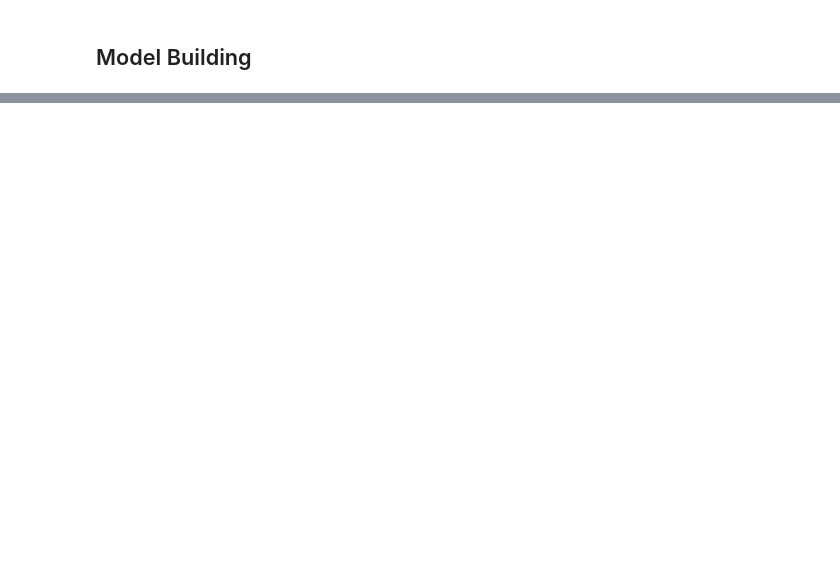
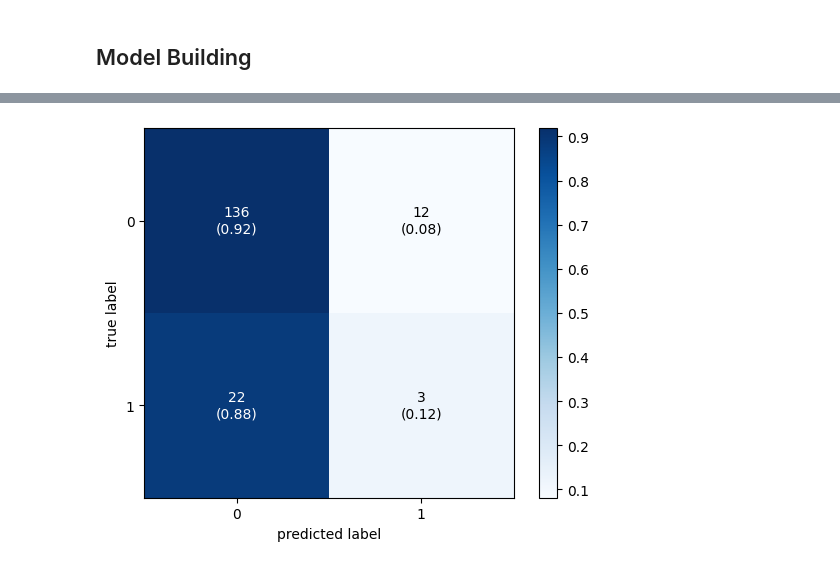
Before and after one commit to Rickisterr/Autism-Prediction, a Jupyter notebook: Autism Prediction Model/Prediction Model Build/Prediction_Model.ipynb, the cells around one changed output, grey strips where cells are left out. Drawn from its saved outputs; the diff is of its cells as text; code cells hidden in the pictures; blank space fills up the shorter version.

```diff
--- a/Autism Prediction Model/Prediction Model Build/Prediction_Model.ipynb
+++ b/Autism Prediction Model/Prediction Model Build/Prediction_Model.ipynb
@@ -291,0 +350,6 @@ Name: austim, Length: 173, dtype: int32
+# %%
+matrix_forest = confusion_matrix(y_test, y_pred)
+plot_confusion_matrix(matrix_forest, show_absolute=True, show_normed=True, colorbar=True)
+plt.show()
+# %% [output]
+[figure, added]
```
Also changed, not shown: parts of 12 cells of this notebook.
